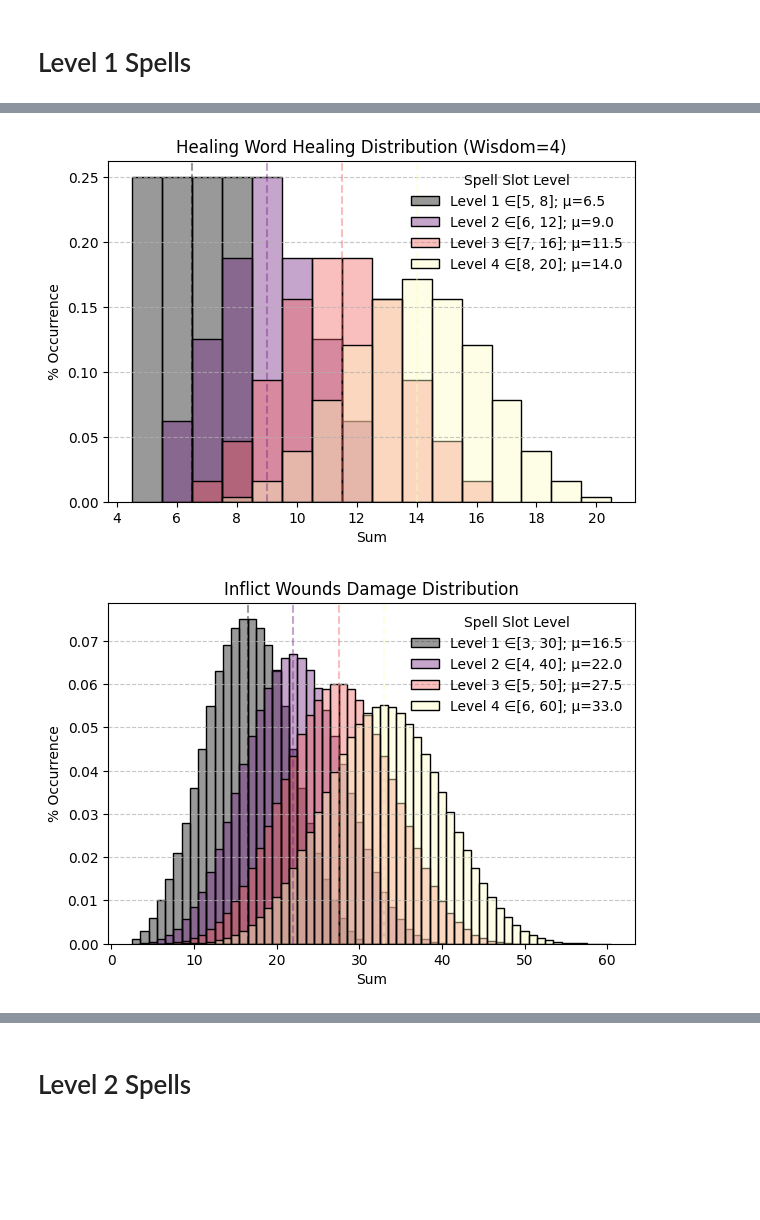
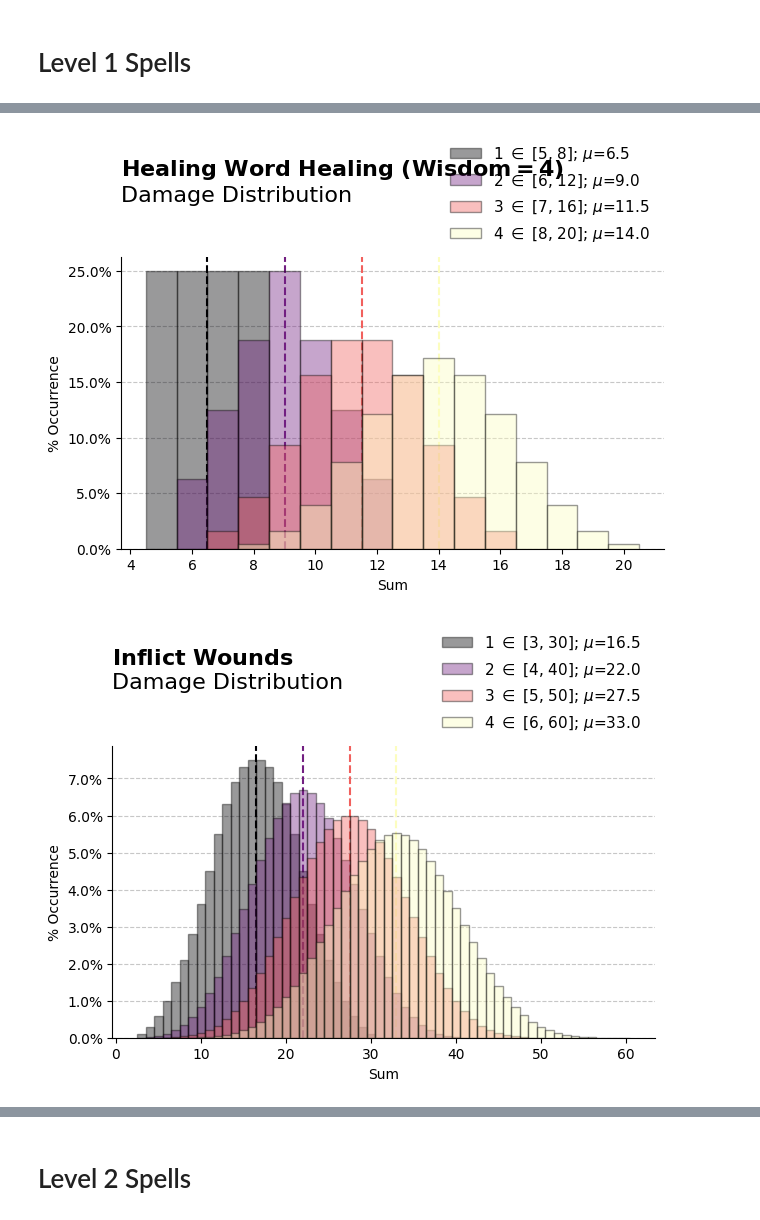
Before and after one commit to H-unter/Diceroll, a Jupyter notebook: spells.ipynb, the cells around one changed output, grey strips where cells are left out. Saved outputs shown, nothing was run; the diff lists cells and outputs as text; code cells hidden in the pictures; blank space fills up the shorter version.

```diff
--- a/spells.ipynb
+++ b/spells.ipynb
@@ -33,14 +55,14 @@ guiding_bolt.plot_values(title=f"Guiding Bolt Damage Distribution", upgrade="Spe
 # %%
 healing_word_spell_slot_level_to_dice_prompt = {
     1: f"1d4+{wisdom_modifier}",
     2: f"2d4+{wisdom_modifier}",
     3: f"3d4+{wisdom_modifier}",
     4: f"4d4+{wisdom_modifier}"
 }
-healing_word = dice_roll_toolbox(healing_word_spell_slot_level_to_dice_prompt)
-healing_word.plot_values(title=f"Healing Word Healing Distribution (Wisdom={wisdom_modifier})", upgrade="Spell Slot Level") # Slot
+healing_word = Spell(healing_word_spell_slot_level_to_dice_prompt)
+healing_word.plot_values(name=f"Healing Word Healing (Wisdom={wisdom_modifier})", upgrade="Spell Slot Level") # Slot
 # %% [output]
-[figure, old version]
+[figure, new version]
 # %%
 
 inflict_wounds_spell_slot_level_to_dice_prompt = {
@@ -48,10 +70,10 @@ inflict_wounds_spell_slot_level_to_dice_prompt = {
     2: "4d10",
     3: "5d10",
     4: "6d10"}
-inflict_wounds = dice_roll_toolbox(inflict_wounds_spell_slot_level_to_dice_prompt)
-inflict_wounds.plot_values(title=f"Inflict Wounds Damage Distribution", upgrade="Spell Slot Level") # Slot
+inflict_wounds = Spell(inflict_wounds_spell_slot_level_to_dice_prompt)
+inflict_wounds.plot_values(name=f"Inflict Wounds", upgrade="Spell Slot Level") # Slot
 # %% [output]
-[figure, old version]
+[figure, new version]
 # %%
 
 burning_hands_spell_slot_level_to_dice_prompt = {
```
Also changed, not shown: parts of 13 cells of this notebook, 5 other files.
